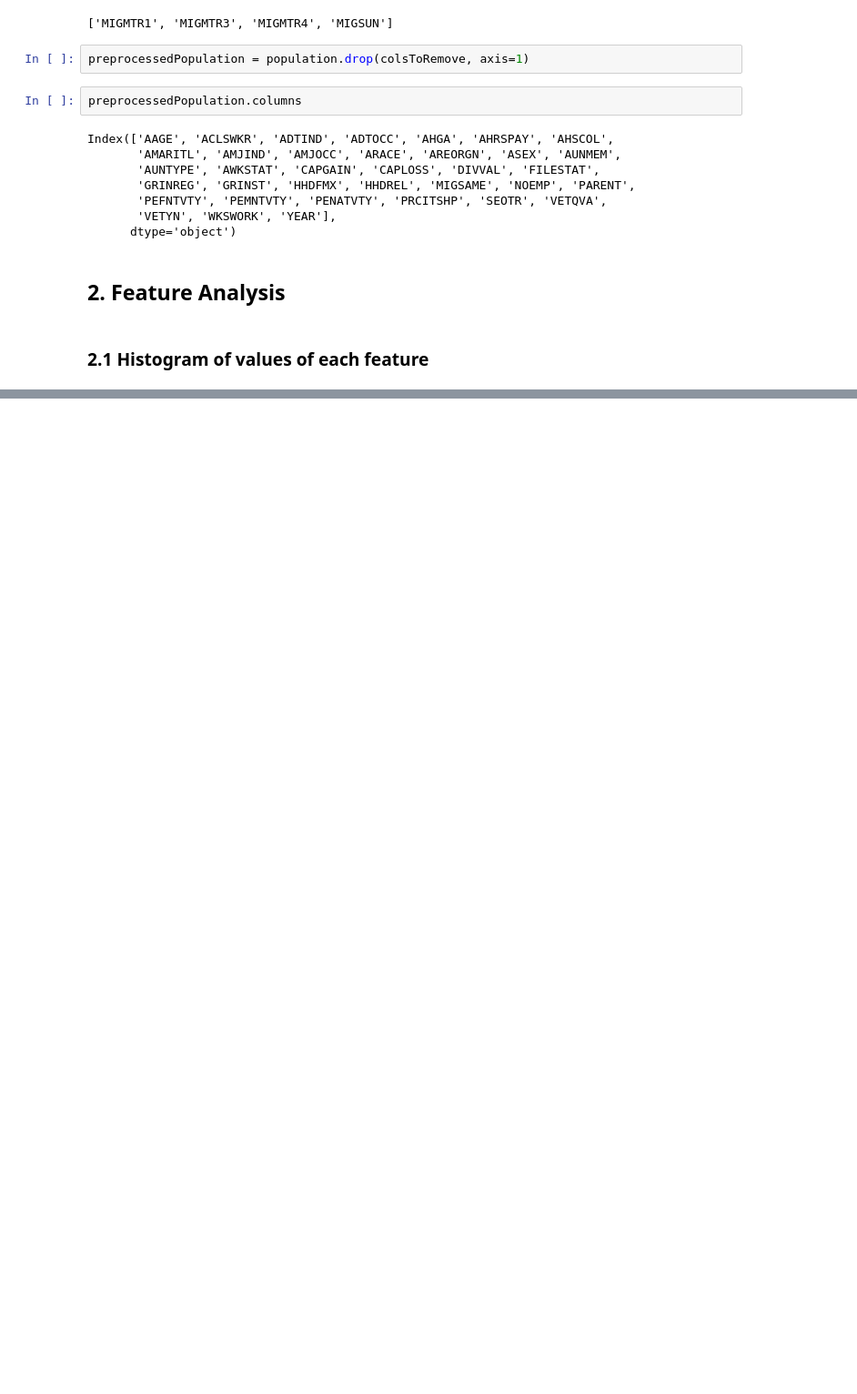
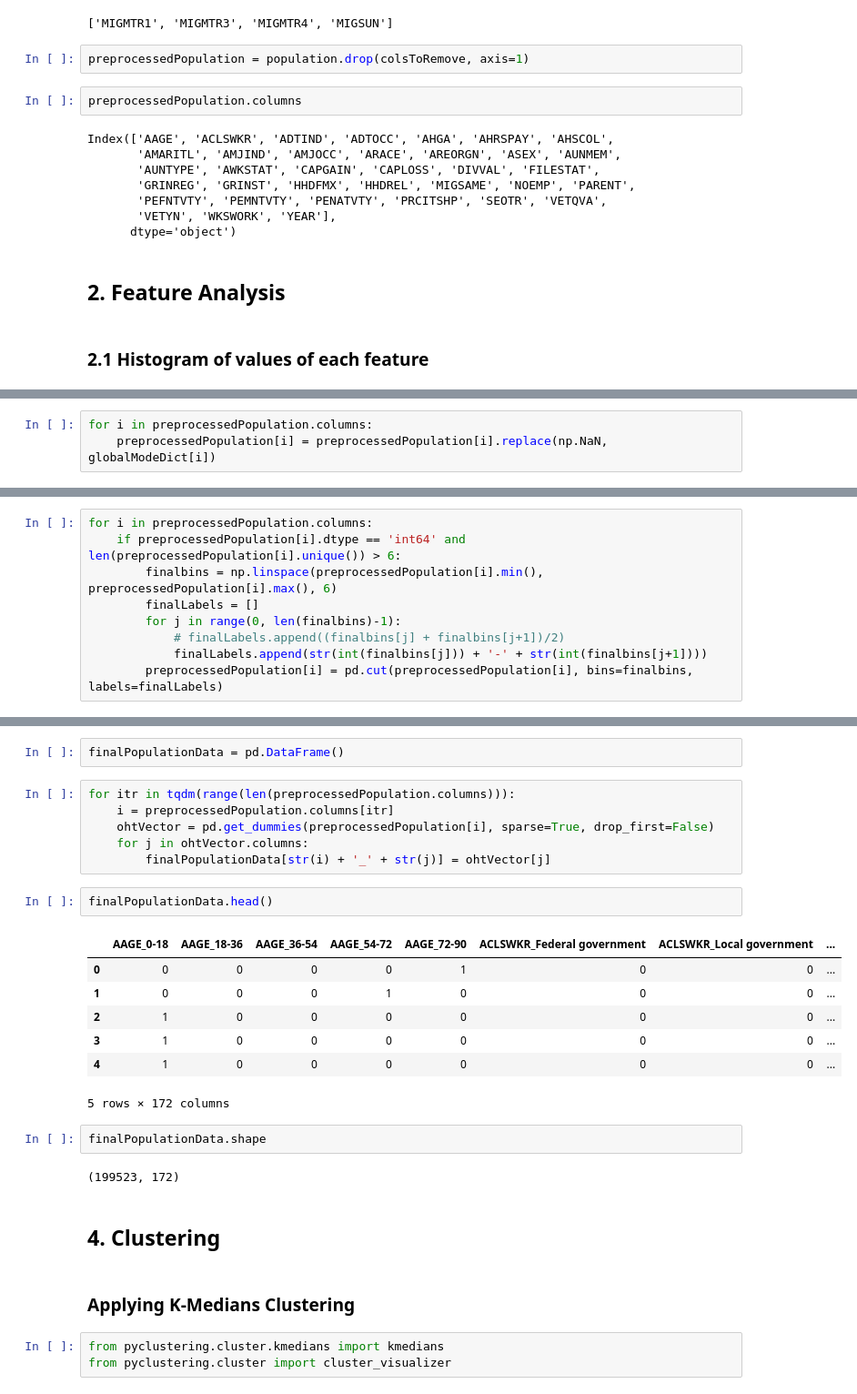
Before and after one commit to PritishWadhwa/ML-Assignments, a Jupyter notebook: Assignment3/Q1.ipynb, the cells around one changed output, grey strips where cells are left out. Shown at 91% size. Saved outputs shown, nothing was run; the diff lists cells and outputs as text; blank space fills up the shorter version.

```diff
--- a/Assignment3/Q1.ipynb
+++ b/Assignment3/Q1.ipynb
@@ -161,0 +232,3 @@ plt.show()
+# %%
+for i in preprocessedPopulation.columns:
+    preprocessedPopulation[i] = preprocessedPopulation[i].replace(np.NaN, globalModeDict[i])
@@ -161,0 +237,9 @@ plt.show()
+# %%
+for i in preprocessedPopulation.columns:
+    if preprocessedPopulation[i].dtype == 'int64' and len(preprocessedPopulation[i].unique()) > 6:
+        finalbins = np.linspace(preprocessedPopulation[i].min(), preprocessedPopulation[i].max(), 6)
+        finalLabels = []
+        for j in range(0, len(finalbins)-1):
+            # finalLabels.append((finalbins[j] + finalbins[j+1])/2)
+            finalLabels.append(str(int(finalbins[j])) + '-' + str(int(finalbins[j+1])))
+        preprocessedPopulation[i] = pd.cut(preprocessedPopulation[i], bins=finalbins, labels=finalLabels)
@@ -161,0 +303,29 @@ plt.show()
+# %%
+finalPopulationData = pd.DataFrame()
+# %%
+for itr in tqdm(range(len(preprocessedPopulation.columns))):
+    i = preprocessedPopulation.columns[itr]
+    ohtVector = pd.get_dummies(preprocessedPopulation[i], sparse=True, drop_first=False)
+    for j in ohtVector.columns:
+        finalPopulationData[str(i) + '_' + str(j)] = ohtVector[j]
+# %%
+finalPopulationData.head()
+# %% [output]
+|  | AAGE_0-18 | AAGE_18-36 | AAGE_36-54 | AAGE_54-72 | AAGE_72-90 | ACLSWKR_Federal government | ACLSWKR_Local government | ... |
+| 0 | 0 | 0 | 0 | 0 | 1 | 0 | 0 | ... |
+| 1 | 0 | 0 | 0 | 1 | 0 | 0 | 0 | ... |
+| 2 | 1 | 0 | 0 | 0 | 0 | 0 | 0 | ... |
+| 3 | 1 | 0 | 0 | 0 | 0 | 0 | 0 | ... |
+| 4 | 1 | 0 | 0 | 0 | 0 | 0 | 0 | ... |
+5 rows × 172 columns
+# %%
+finalPopulationData.shape
+# %% [output]
+(199523, 172)
+# %% [markdown]
+## 4. Clustering
+# %% [markdown]
+### Applying K-Medians Clustering
+# %%
+from pyclustering.cluster.kmedians import kmedians
+from pyclustering.cluster import cluster_visualizer
```
Also changed, not shown: parts of 29 cells of this notebook.
